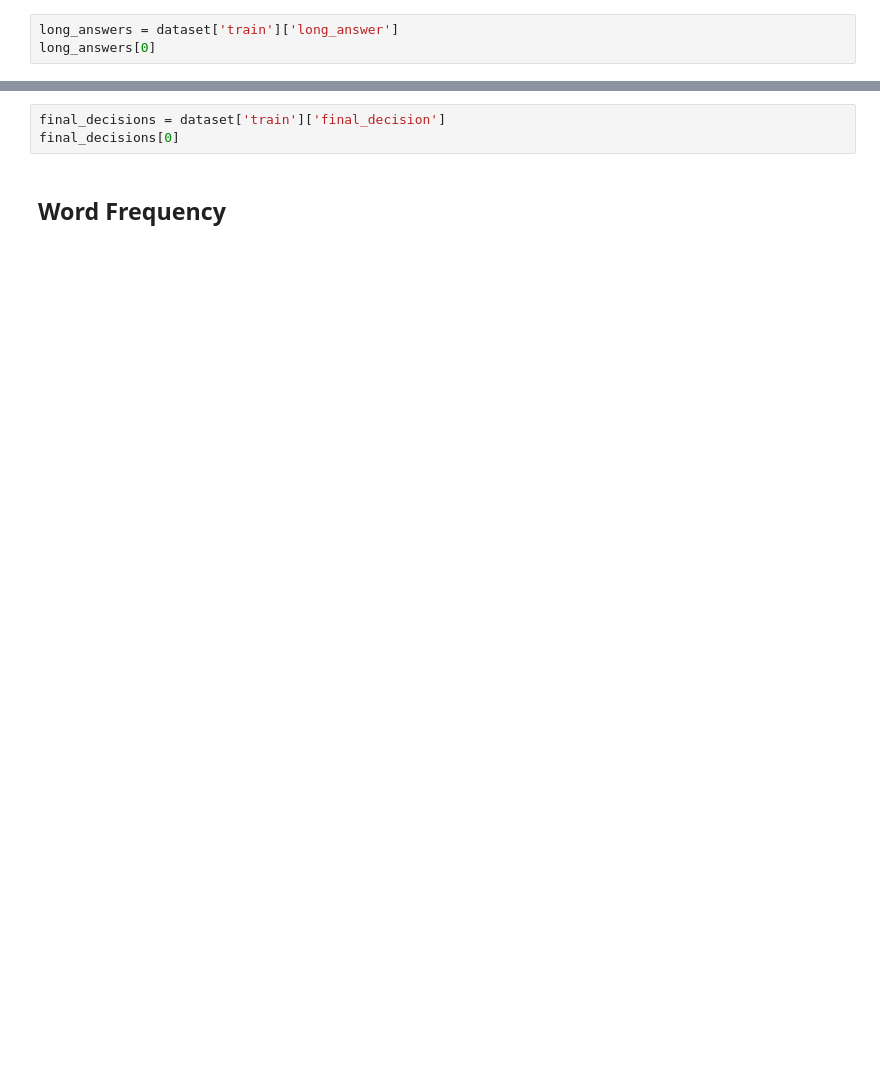
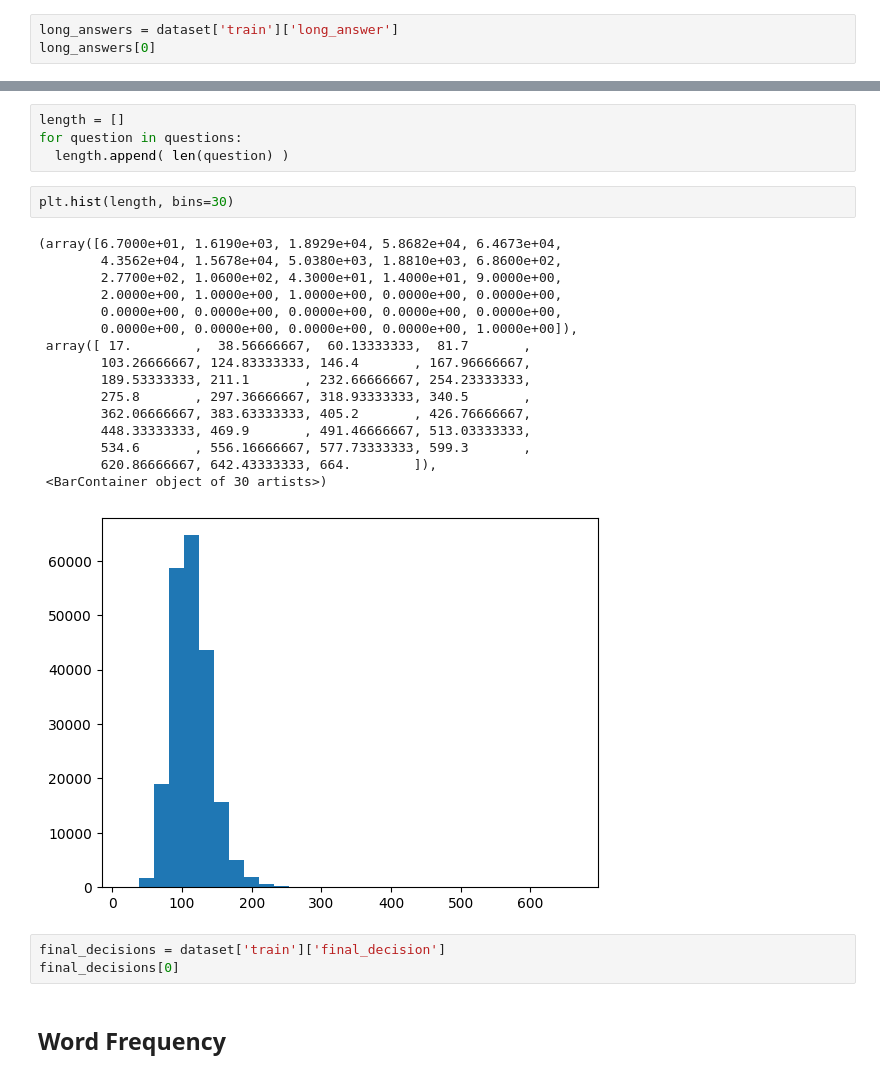
Before and after one commit to TheDecodeLab/LLM-Healthcare, a Jupyter notebook: notebooks/week-4.ipynb, the cells around one changed output, grey strips where cells are left out. Cells and saved outputs as stored; diff of their text form; blank space fills up the shorter version.

```diff
--- a/notebooks/week-4.ipynb
+++ b/notebooks/week-4.ipynb
@@ -48,3 +181,26 @@ long_answers[0]
+# %%
+length = []
+for question in questions:
+  length.append( len(question) )
+# %%
+plt.hist(length, bins=30)
+# %% [output]
+(array([6.7000e+01, 1.6190e+03, 1.8929e+04, 5.8682e+04, 6.4673e+04,
+        4.3562e+04, 1.5678e+04, 5.0380e+03, 1.8810e+03, 6.8600e+02,
+        2.7700e+02, 1.0600e+02, 4.3000e+01, 1.4000e+01, 9.0000e+00,
+        2.0000e+00, 1.0000e+00, 1.0000e+00, 0.0000e+00, 0.0000e+00,
+        0.0000e+00, 0.0000e+00, 0.0000e+00, 0.0000e+00, 0.0000e+00,
+        0.0000e+00, 0.0000e+00, 0.0000e+00, 0.0000e+00, 1.0000e+00]),
+ array([ 17.        ,  38.56666667,  60.13333333,  81.7       ,
+        103.26666667, 124.83333333, 146.4       , 167.96666667,
+        189.53333333, 211.1       , 232.66666667, 254.23333333,
+        275.8       , 297.36666667, 318.93333333, 340.5       ,
+        362.06666667, 383.63333333, 405.2       , 426.76666667,
+        448.33333333, 469.9       , 491.46666667, 513.03333333,
+        534.6       , 556.16666667, 577.73333333, 599.3       ,
+        620.86666667, 642.43333333, 664.        ]),
+ <BarContainer object of 30 artists>)
+[figure, added]
 # %%
 final_decisions = dataset['train']['final_decision']
 final_decisions[0]
```
Also changed, not shown: parts of 35 cells of this notebook.
